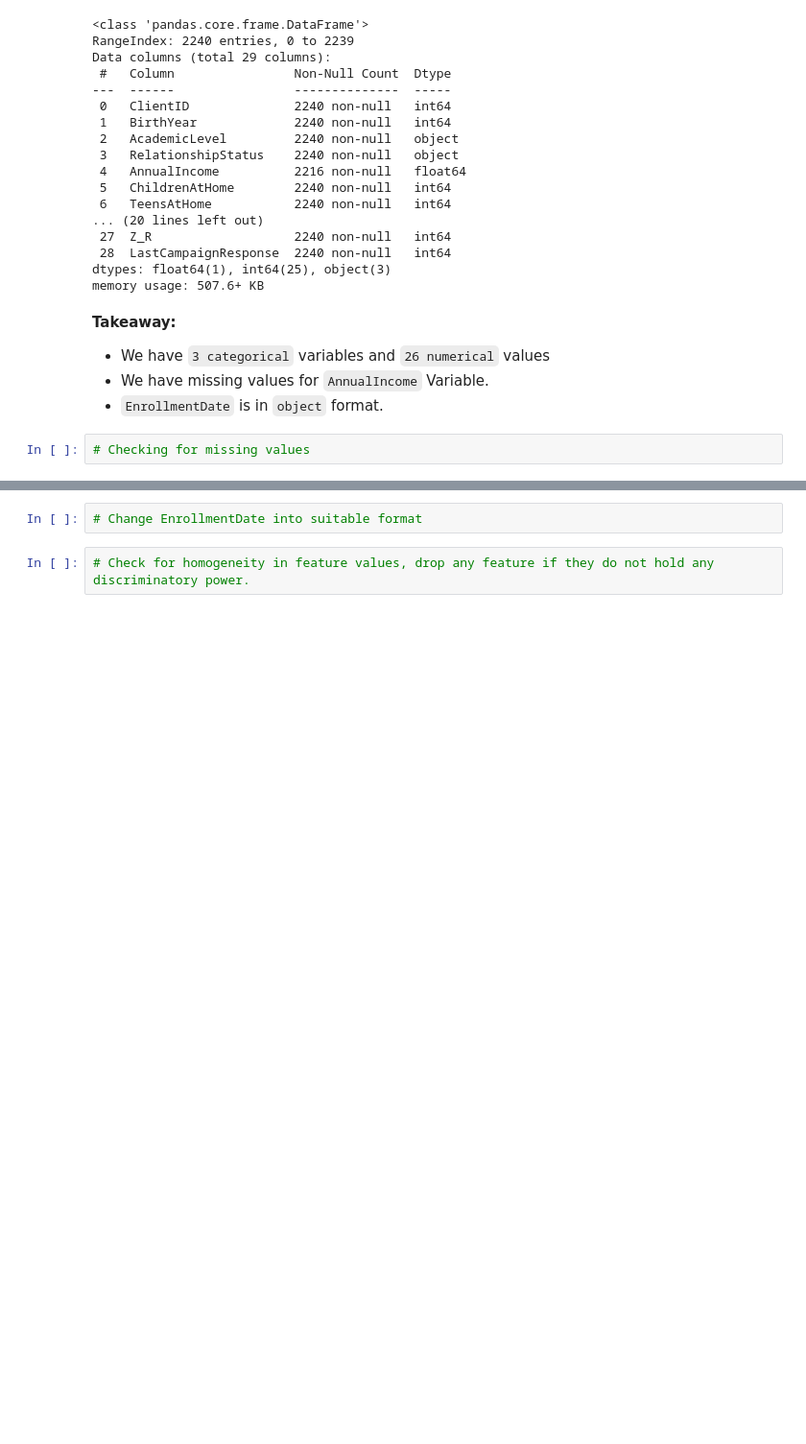
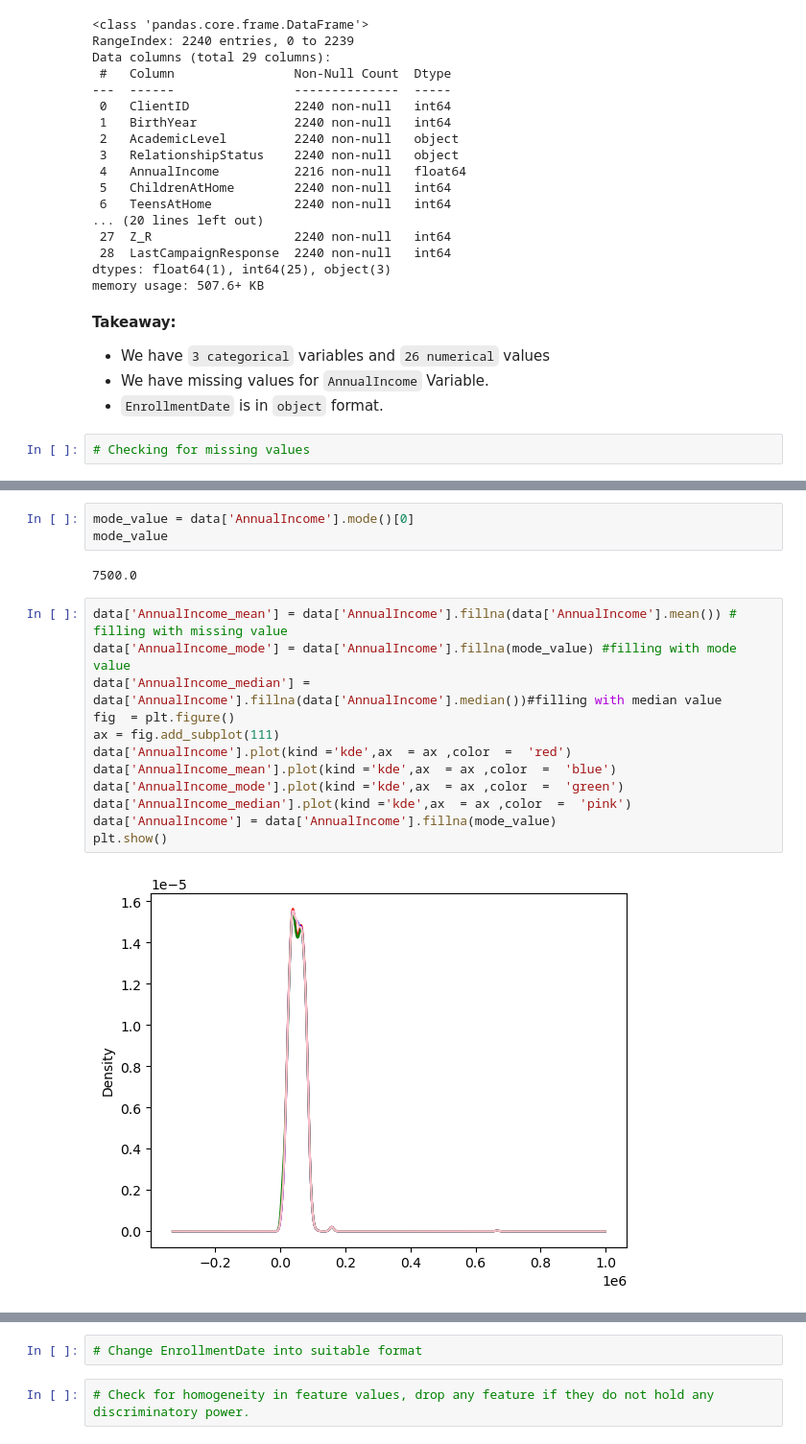
Before and after one commit to OPCODE-Open-Spring-Fest/hidden-consumer-patterns, a Jupyter notebook: notebook.ipynb, the cells around one changed output, grey strips where cells are left out. Shown: that part at 96% size. Cells and saved outputs as stored; diff of their text form; blank space fills up the shorter version.

Commit message:
feat: dealt with missing values (#8)

```diff
--- a/notebook.ipynb
+++ b/notebook.ipynb
@@ -132,0 +165,19 @@ memory usage: 507.6+ KB
+# %%
+mode_value = data['AnnualIncome'].mode()[0]
+mode_value
+# %% [output]
+7500.0
+# %%
+data['AnnualIncome_mean'] = data['AnnualIncome'].fillna(data['AnnualIncome'].mean()) # filling with missing value
+data['AnnualIncome_mode'] = data['AnnualIncome'].fillna(mode_value) #filling with mode value
+data['AnnualIncome_median'] = data['AnnualIncome'].fillna(data['AnnualIncome'].median())#filling with median value
+fig  = plt.figure()
+ax = fig.add_subplot(111)
+data['AnnualIncome'].plot(kind ='kde',ax  = ax ,color  =  'red')
+data['AnnualIncome_mean'].plot(kind ='kde',ax  = ax ,color  =  'blue')
+data['AnnualIncome_mode'].plot(kind ='kde',ax  = ax ,color  =  'green')
+data['AnnualIncome_median'].plot(kind ='kde',ax  = ax ,color  =  'pink')
+data['AnnualIncome'] = data['AnnualIncome'].fillna(mode_value)
+plt.show()
+# %% [output]
+[figure, added]
```
Also changed, not shown: parts of 9 cells of this notebook.
